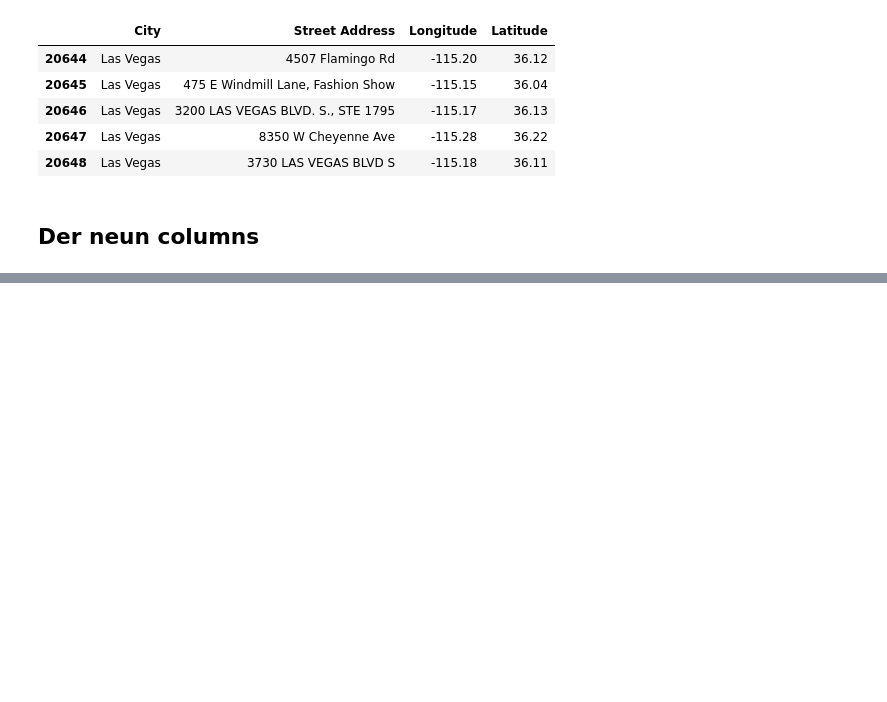
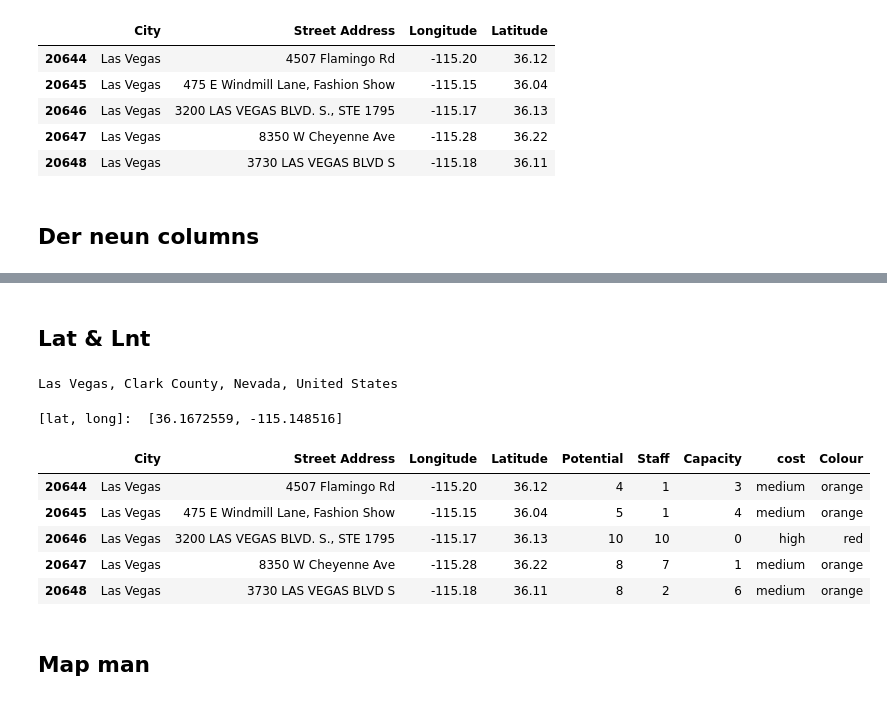
Before and after one commit to Petint/AI-and-DS, a Jupyter notebook: ds5/ds4.ipynb, the cells around one changed output, grey strips where cells are left out. Cells and saved outputs as stored; diff of their text form; code cells hidden in the pictures; blank space fills up the shorter version.

```diff
--- a/ds5/ds4.ipynb
+++ b/ds5/ds4.ipynb
@@ -38,0 +39,32 @@ dtf.head()
+# %% [markdown]
+## Lat & Lnt
+# %%
+city = 'Las Vegas'
+locator = geopy.geocoders.Nominatim(user_agent= 'MyCoder')
+location = locator.geocode(city)
+print(location)
+# %% [output]
+Las Vegas, Clark County, Nevada, United States
+# %%
+location = [location.latitude, location.longitude]
+print('[lat, long]: ', location)
+# %% [output]
+[lat, long]:  [36.1672559, -115.148516]
+# %%
+colours = []
+for i in dtf['cost']:
+    if i=='high': colours.append('red')
+    if i=='medium': colours.append('orange')
+    if i=='low': colours.append('green')
+
+dtf['Colour'] = colours
+dtf.head()
+# %% [output]
+|  | City | Street Address | Longitude | Latitude | Potential | Staff | Capacity | cost | Colour |
+| 20644 | Las Vegas | 4507 Flamingo Rd | -115.20 | 36.12 | 4 | 1 | 3 | medium | orange |
+| 20645 | Las Vegas | 475 E Windmill Lane, Fashion Show | -115.15 | 36.04 | 5 | 1 | 4 | medium | orange |
+| 20646 | Las Vegas | 3200 LAS VEGAS BLVD. S., STE 1795 | -115.17 | 36.13 | 10 | 10 | 0 | high | red |
+| 20647 | Las Vegas | 8350 W Cheyenne Ave | -115.28 | 36.22 | 8 | 7 | 1 | medium | orange |
+| 20648 | Las Vegas | 3730 LAS VEGAS BLVD S | -115.18 | 36.11 | 8 | 2 | 6 | medium | orange |
+# %% [markdown]
+## Map man
```
Also changed, not shown: parts of 2 cells of this notebook.
